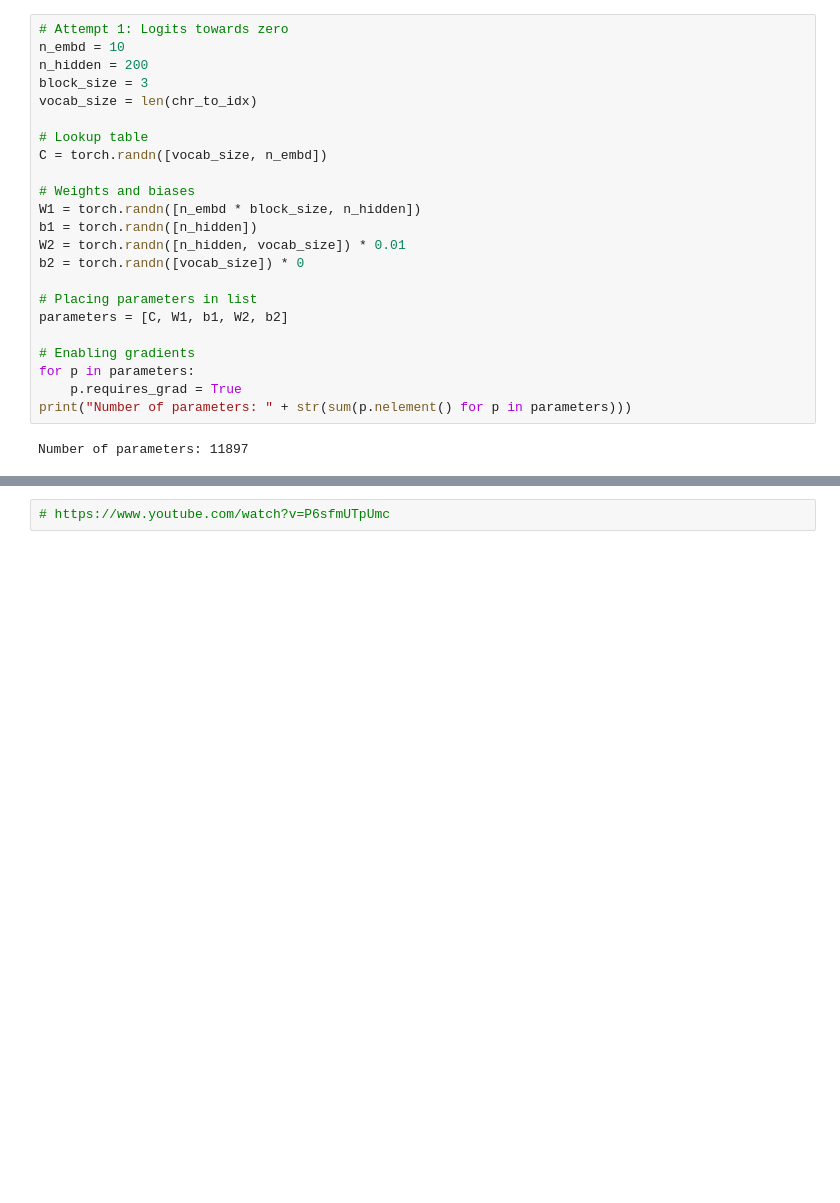
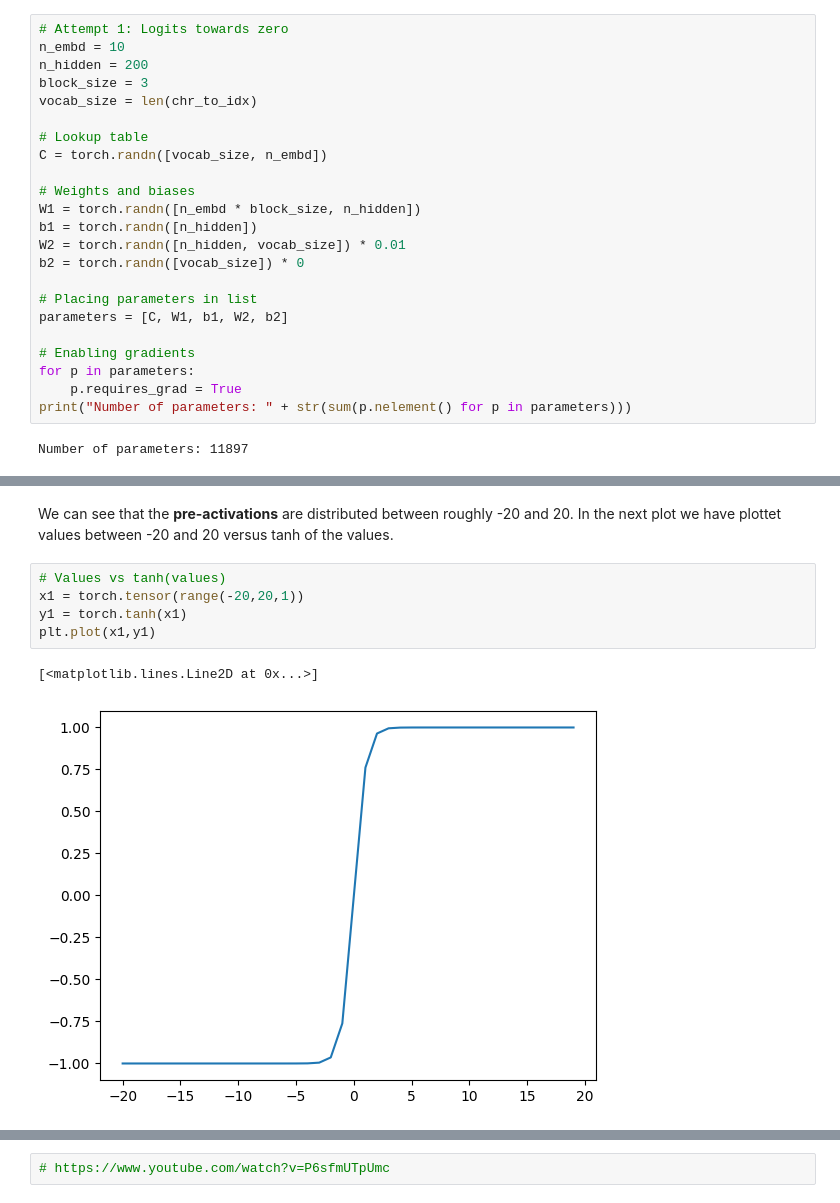
Before and after one commit to esbeneickhardt/karpathyintro, a Jupyter notebook: notebooks/Makemore/3. Diving into the internals of MLPs.ipynb, the cells around one changed output, grey strips where cells are left out. Drawn from its saved outputs; the diff is of its cells as text; blank space fills up the shorter version.

```diff
--- a/notebooks/Makemore/3. Diving into the internals of MLPs.ipynb
+++ b/notebooks/Makemore/3. Diving into the internals of MLPs.ipynb
@@ -406,0 +412,10 @@ plt.show()
+# %% [markdown]
+We can see that the **pre-activations** are distributed between roughly -20 and 20. In the next plot we have plottet values between -20 and 20 versus tanh of the values.
+# %%
+# Values vs tanh(values)
+x1 = torch.tensor(range(-20,20,1))
+y1 = torch.tanh(x1)
+plt.plot(x1,y1)
+# %% [output]
+[<matplotlib.lines.Line2D at 0x...>]
+[figure, added]
```
Also changed, not shown: parts of 28 cells of this notebook.
